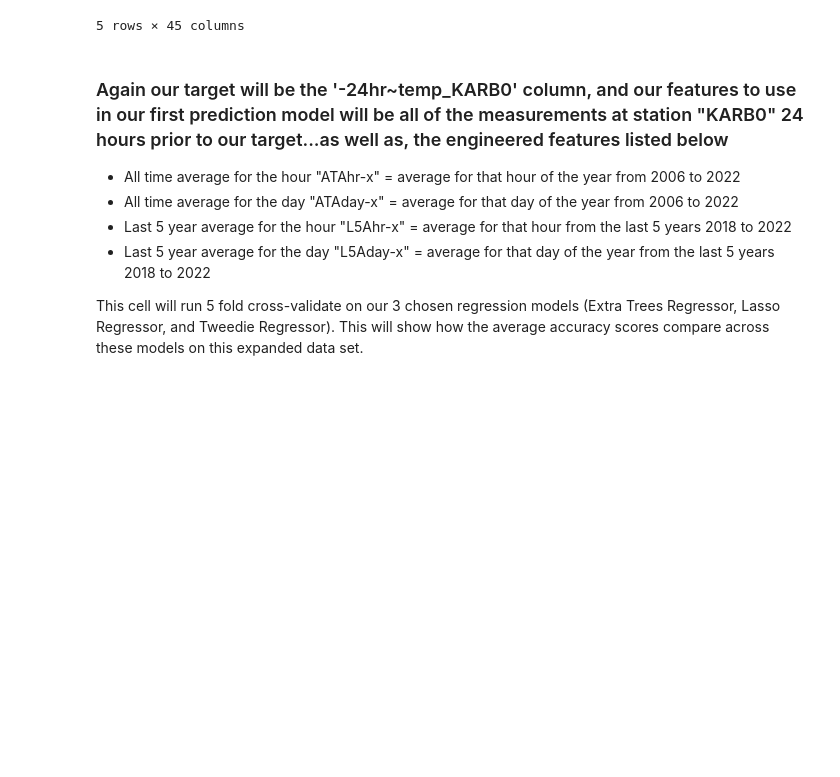
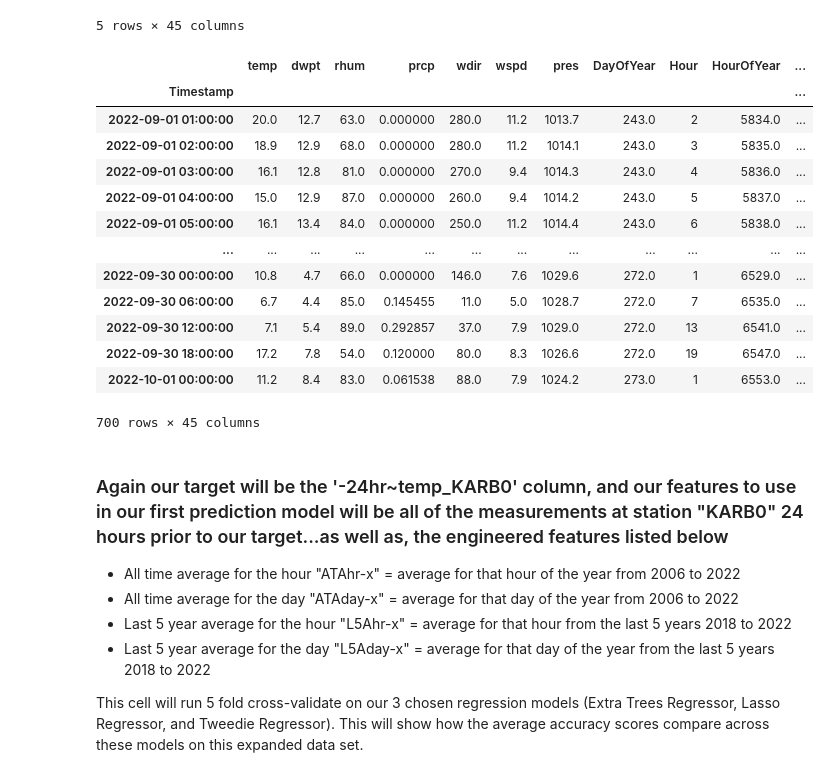
Before and after one commit to Pkeet99/Weatherman, a Jupyter notebook: supervised_models/aa_only_supervised_model.ipynb, the cells around one changed output. Drawn from its saved outputs; the diff is of its cells as text; code cells hidden in the pictures; blank space fills up the shorter version.

```diff
--- a/supervised_models/aa_only_supervised_model.ipynb
+++ b/supervised_models/aa_only_supervised_model.ipynb
@@ -313,6 +346,23 @@ df.head(5)
 | 2006-01-01 03:00:00 | 1.1 | -0.1 | 92.0 | 0.000000 | 250.0 | 13.0 | 1009.6 | 0.0 | 4 | 4.0 | ... |
 | 2006-01-01 04:00:00 | 1.1 | -0.7 | 88.0 | 0.000000 | 250.0 | 14.8 | 1010.5 | 0.0 | 5 | 5.0 | ... |
 5 rows × 45 columns
+# %%
+df[df.index > '2022-09']
+# %% [output]
+|  | temp | dwpt | rhum | prcp | wdir | wspd | pres | DayOfYear | Hour | HourOfYear | ... |
+| Timestamp |  |  |  |  |  |  |  |  |  |  | ... |
+| 2022-09-01 01:00:00 | 20.0 | 12.7 | 63.0 | 0.000000 | 280.0 | 11.2 | 1013.7 | 243.0 | 2 | 5834.0 | ... |
+| 2022-09-01 02:00:00 | 18.9 | 12.9 | 68.0 | 0.000000 | 280.0 | 11.2 | 1014.1 | 243.0 | 3 | 5835.0 | ... |
+| 2022-09-01 03:00:00 | 16.1 | 12.8 | 81.0 | 0.000000 | 270.0 | 9.4 | 1014.3 | 243.0 | 4 | 5836.0 | ... |
+| 2022-09-01 04:00:00 | 15.0 | 12.9 | 87.0 | 0.000000 | 260.0 | 9.4 | 1014.2 | 243.0 | 5 | 5837.0 | ... |
+| 2022-09-01 05:00:00 | 16.1 | 13.4 | 84.0 | 0.000000 | 250.0 | 11.2 | 1014.4 | 243.0 | 6 | 5838.0 | ... |
+| ... | ... | ... | ... | ... | ... | ... | ... | ... | ... | ... | ... |
+| 2022-09-30 00:00:00 | 10.8 | 4.7 | 66.0 | 0.000000 | 146.0 | 7.6 | 1029.6 | 272.0 | 1 | 6529.0 | ... |
+| 2022-09-30 06:00:00 | 6.7 | 4.4 | 85.0 | 0.145455 | 11.0 | 5.0 | 1028.7 | 272.0 | 7 | 6535.0 | ... |
+| 2022-09-30 12:00:00 | 7.1 | 5.4 | 89.0 | 0.292857 | 37.0 | 7.9 | 1029.0 | 272.0 | 13 | 6541.0 | ... |
+| 2022-09-30 18:00:00 | 17.2 | 7.8 | 54.0 | 0.120000 | 80.0 | 8.3 | 1026.6 | 272.0 | 19 | 6547.0 | ... |
+| 2022-10-01 00:00:00 | 11.2 | 8.4 | 83.0 | 0.061538 | 88.0 | 7.9 | 1024.2 | 273.0 | 1 | 6553.0 | ... |
+700 rows × 45 columns
 # %% [markdown]
 ### Again our target will be the '-24hr~temp_KARB0' column, and our features to use in our first prediction model will be all of the measurements at station "KARB0" 24 hours prior to our target...as well as, the engineered features listed below
  - All time average for the hour "ATAhr-x" = average for that hour of the year from 2006 to 2022
```
Also changed, not shown: parts of 9 cells of this notebook, 2 other files.
